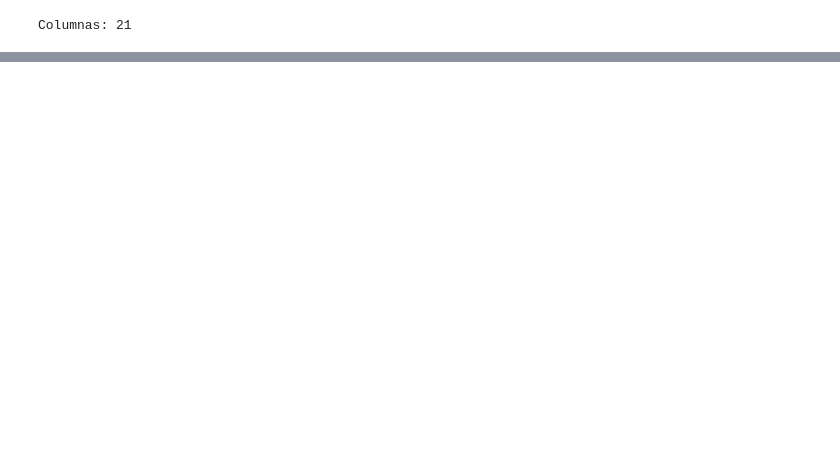
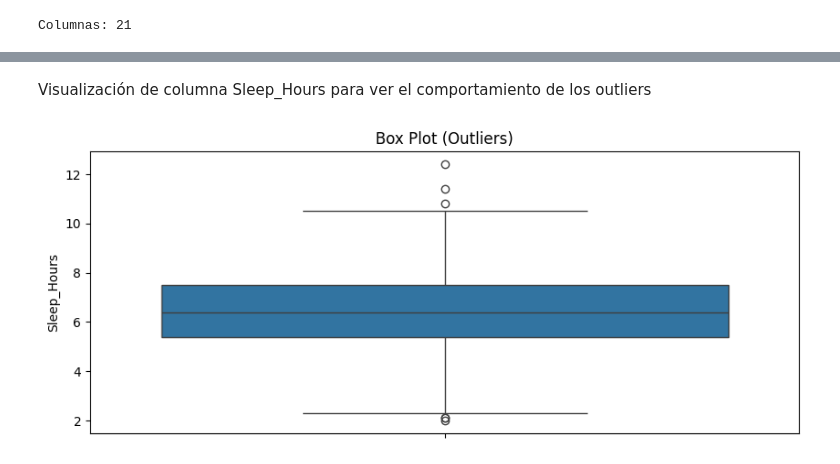
Before and after one commit to utm-ic/pr1-2-data-manipulation-AbimaelDD, a Jupyter notebook: reporte_mentalhealt.ipynb, the cells around one changed output, grey strips where cells are left out. Drawn from its saved outputs; the diff is of its cells as text; code cells hidden in the pictures; blank space fills up the shorter version.

Commit message:
Limpieza de datos

```diff
--- a/reporte_mentalhealt.ipynb
+++ b/reporte_mentalhealt.ipynb
@@ -62,0 +271,11 @@ Columnas: 21
+# %% [markdown]
+Visualización de columna Sleep_Hours para ver el comportamiento de los outliers
+# %%
+def Box_plot(datos):
+    plt.figure(figsize=(10,4))
+    plt.title("Box Plot (Outliers)")
+    sns.boxplot(datos)
+    plt.show()
+Box_plot(datos['Sleep_Hours'])
+# %% [output]
+[figure, added]
```
Also changed, not shown: parts of 47 cells of this notebook.
